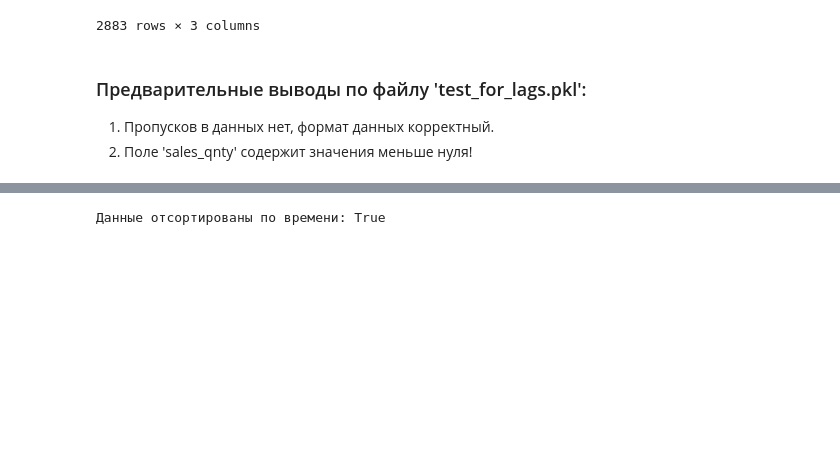
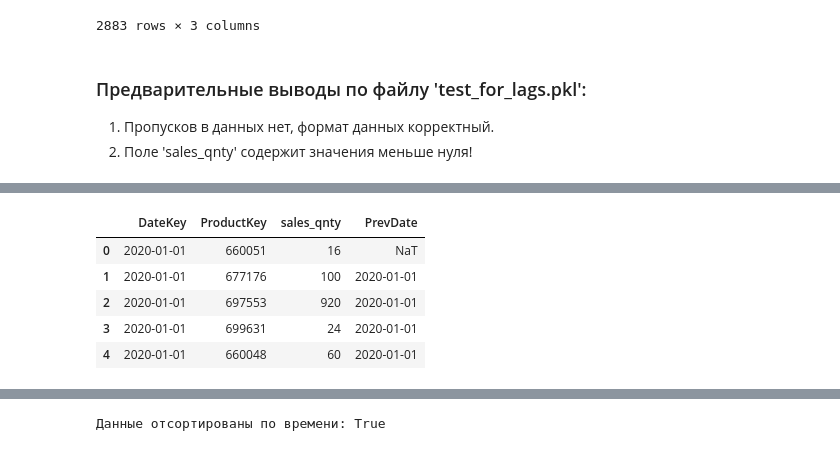
Before and after one commit to Jonzzi/share, a Jupyter notebook: IEC_Yumagulov.ipynb, the cells around one changed output, grey strips where cells are left out. Cells and saved outputs as stored; diff of their text form; code cells hidden in the pictures; blank space fills up the shorter version.

```diff
--- a/IEC_Yumagulov.ipynb
+++ b/IEC_Yumagulov.ipynb
@@ -206,7 +206,7 @@ import datetime
 # %% [markdown]
 ### 2.2.1. Файл 'test_for_lags.pkl'
 # %%
-test_for_lags = pd.read_pickle(r'F:\Desktop\DS\IEC\Тестовое\test_for_lags.pkl')
+test_for_lags = pd.read_pickle(r'E:\Dwnld\Тестовое\test_for_lags.pkl')
 # %%
 test_for_lags.info()
 # %% [output]
@@ -266,3 +266,5 @@ test_for_lags['sales_qnty'] = test_for_lags['sales_qnty'].apply(abs)
 ### Предварительные выводы по файлу 'test_for_lags.pkl':
 1. Пропусков в данных нет, формат данных корректный.
 2. Поле 'sales_qnty' содержит значения меньше нуля!
+# %%
+test_for_lags = test_for_lags.sort_values (by = 'DateKey', ascending = True)
@@ -268,0 +355,11 @@ test_for_lags['sales_qnty'] = test_for_lags['sales_qnty'].apply(abs)
+# %%
+test_for_lags['PrevDate'] = test_for_lags['DateKey'].shift(1)
+# %%
+test_for_lags.head()
+# %% [output]
+|  | DateKey | ProductKey | sales_qnty | PrevDate |
+| 0 | 2020-01-01 | 660051 | 16 | NaT |
+| 1 | 2020-01-01 | 677176 | 100 | 2020-01-01 |
+| 2 | 2020-01-01 | 697553 | 920 | 2020-01-01 |
+| 3 | 2020-01-01 | 699631 | 24 | 2020-01-01 |
+| 4 | 2020-01-01 | 660048 | 60 | 2020-01-01 |
```
Also changed, not shown: parts of 12 cells of this notebook.
